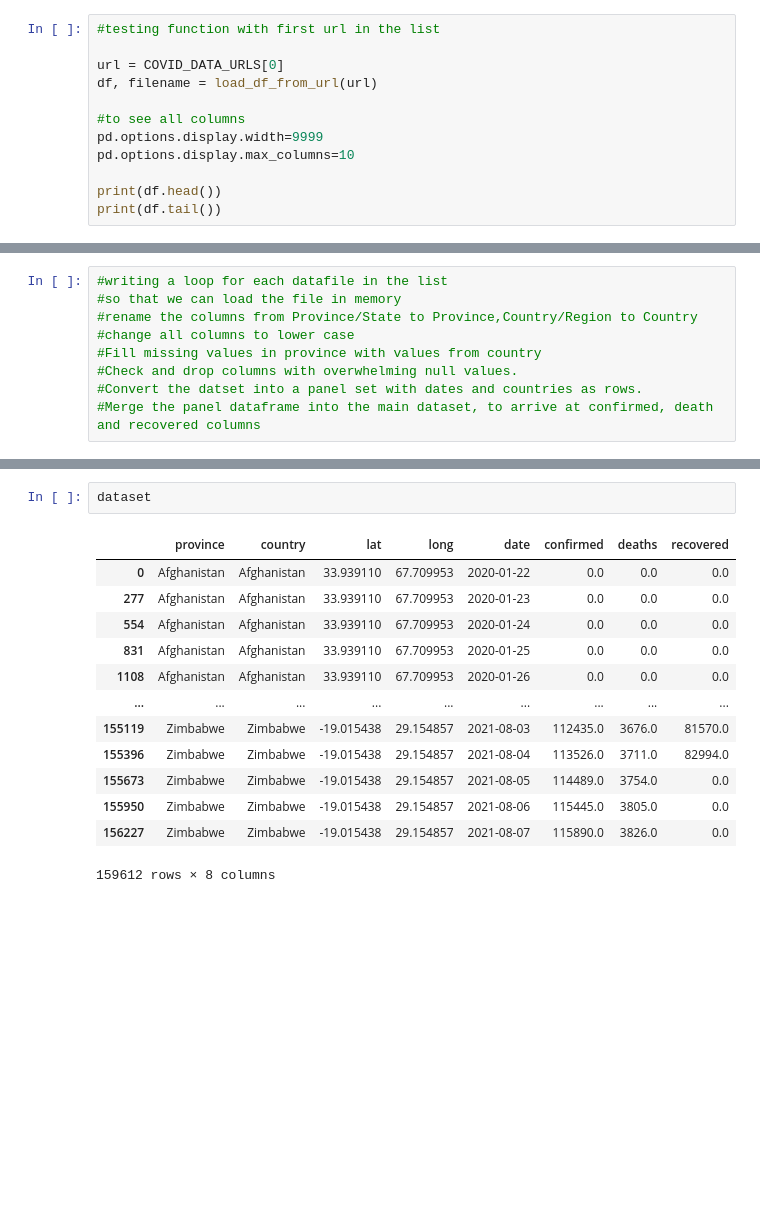
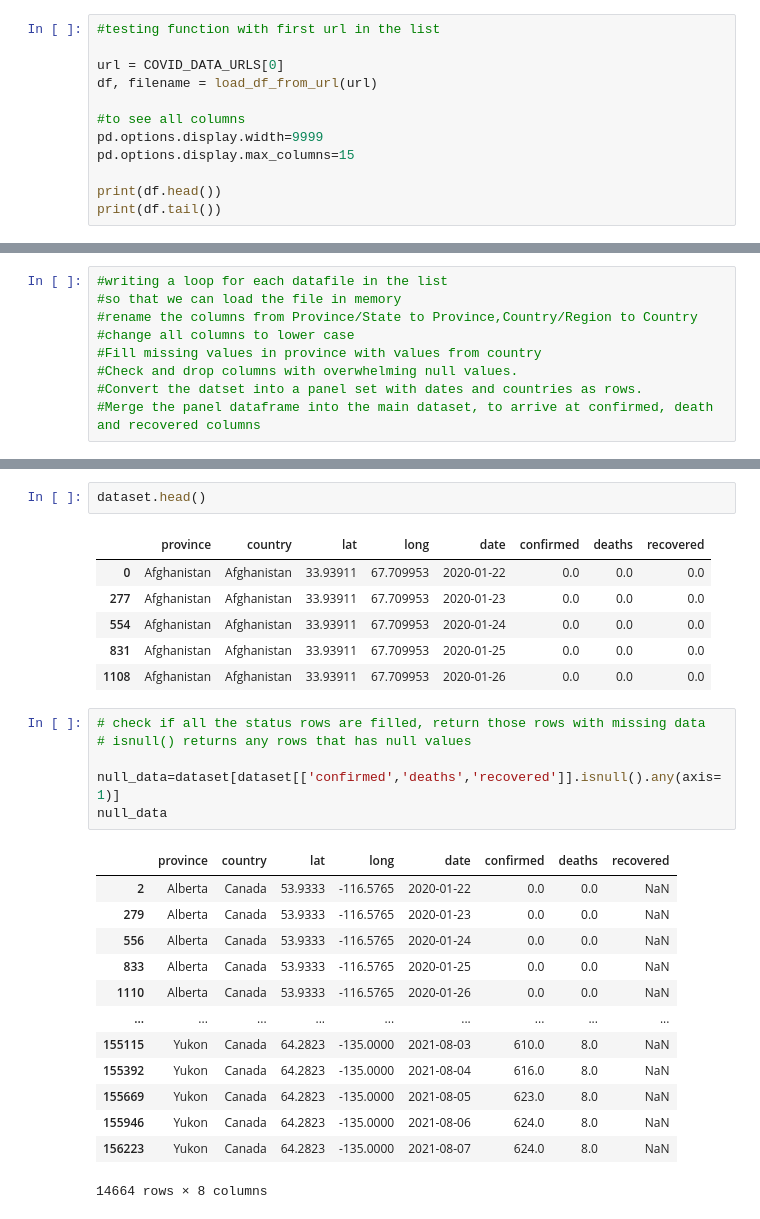
Before and after one commit to Strata-Tech/Covid19, a Jupyter notebook: covid19.ipynb, the cells around one changed output, grey strips where cells are left out. Saved outputs shown, nothing was run; the diff lists cells and outputs as text; blank space fills up the shorter version.

```diff
--- a/covid19.ipynb
+++ b/covid19.ipynb
@@ -71,7 +78,7 @@ df, filename = load_df_from_url(url)
 
 #to see all columns
 pd.options.display.width=9999
-pd.options.display.max_columns=10
+pd.options.display.max_columns=15
 
 print(df.head())
 print(df.tail())
@@ -149,16 +222,29 @@ Using saved file time_series_covid19_recovered_global.csv on colab hosted runtim
 # %%
-dataset
+dataset.head()
 # %% [output]
 |  | province | country | lat | long | date | confirmed | deaths | recovered |
-| 0 | Afghanistan | Afghanistan | 33.939110 | 67.709953 | 2020-01-22 | 0.0 | 0.0 | 0.0 |
-| 277 | Afghanistan | Afghanistan | 33.939110 | 67.709953 | 2020-01-23 | 0.0 | 0.0 | 0.0 |
-| 554 | Afghanistan | Afghanistan | 33.939110 | 67.709953 | 2020-01-24 | 0.0 | 0.0 | 0.0 |
-| 831 | Afghanistan | Afghanistan | 33.939110 | 67.709953 | 2020-01-25 | 0.0 | 0.0 | 0.0 |
-| 1108 | Afghanistan | Afghanistan | 33.939110 | 67.709953 | 2020-01-26 | 0.0 | 0.0 | 0.0 |
-| ... | ... | ... | ... | ... | ... | ... | ... | ... |
-| 155119 | Zimbabwe | Zimbabwe | -19.015438 | 29.154857 | 2021-08-03 | 112435.0 | 3676.0 | 81570.0 |
-| 155396 | Zimbabwe | Zimbabwe | -19.015438 | 29.154857 | 2021-08-04 | 113526.0 | 3711.0 | 82994.0 |
-| 155673 | Zimbabwe | Zimbabwe | -19.015438 | 29.154857 | 2021-08-05 | 114489.0 | 3754.0 | 0.0 |
-| 155950 | Zimbabwe | Zimbabwe | -19.015438 | 29.154857 | 2021-08-06 | 115445.0 | 3805.0 | 0.0 |
-| 156227 | Zimbabwe | Zimbabwe | -19.015438 | 29.154857 | 2021-08-07 | 115890.0 | 3826.0 | 0.0 |
+| 0 | Afghanistan | Afghanistan | 33.93911 | 67.709953 | 2020-01-22 | 0.0 | 0.0 | 0.0 |
+| 277 | Afghanistan | Afghanistan | 33.93911 | 67.709953 | 2020-01-23 | 0.0 | 0.0 | 0.0 |
+| 554 | Afghanistan | Afghanistan | 33.93911 | 67.709953 | 2020-01-24 | 0.0 | 0.0 | 0.0 |
+| 831 | Afghanistan | Afghanistan | 33.93911 | 67.709953 | 2020-01-25 | 0.0 | 0.0 | 0.0 |
+| 1108 | Afghanistan | Afghanistan | 33.93911 | 67.709953 | 2020-01-26 | 0.0 | 0.0 | 0.0 |
-159612 rows × 8 columns
+# %%
+# check if all the status rows are filled, return those rows with missing data
+# isnull() returns any rows that has null values
+
+null_data=dataset[dataset[['confirmed','deaths','recovered']].isnull().any(axis=1)]
+null_data
+# %% [output]
+|  | province | country | lat | long | date | confirmed | deaths | recovered |
+| 2 | Alberta | Canada | 53.9333 | -116.5765 | 2020-01-22 | 0.0 | 0.0 | NaN |
+| 279 | Alberta | Canada | 53.9333 | -116.5765 | 2020-01-23 | 0.0 | 0.0 | NaN |
+| 556 | Alberta | Canada | 53.9333 | -116.5765 | 2020-01-24 | 0.0 | 0.0 | NaN |
+| 833 | Alberta | Canada | 53.9333 | -116.5765 | 2020-01-25 | 0.0 | 0.0 | NaN |
+| 1110 | Alberta | Canada | 53.9333 | -116.5765 | 2020-01-26 | 0.0 | 0.0 | NaN |
+| ... | ... | ... | ... | ... | ... | ... | ... | ... |
+| 155115 | Yukon | Canada | 64.2823 | -135.0000 | 2021-08-03 | 610.0 | 8.0 | NaN |
+| 155392 | Yukon | Canada | 64.2823 | -135.0000 | 2021-08-04 | 616.0 | 8.0 | NaN |
+| 155669 | Yukon | Canada | 64.2823 | -135.0000 | 2021-08-05 | 623.0 | 8.0 | NaN |
+| 155946 | Yukon | Canada | 64.2823 | -135.0000 | 2021-08-06 | 624.0 | 8.0 | NaN |
+| 156223 | Yukon | Canada | 64.2823 | -135.0000 | 2021-08-07 | 624.0 | 8.0 | NaN |
+14664 rows × 8 columns
```
Also changed, not shown: parts of 9 cells of this notebook.
